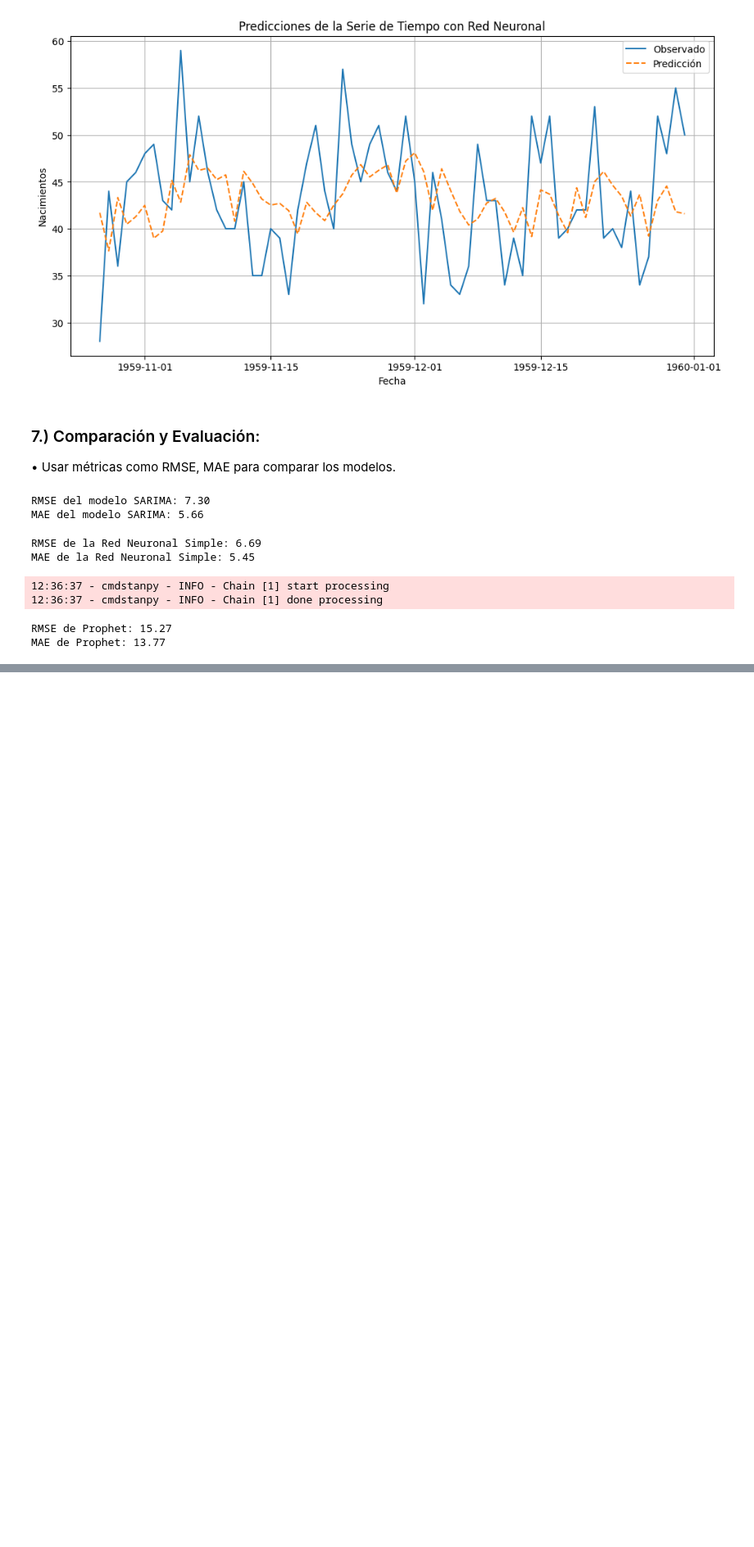
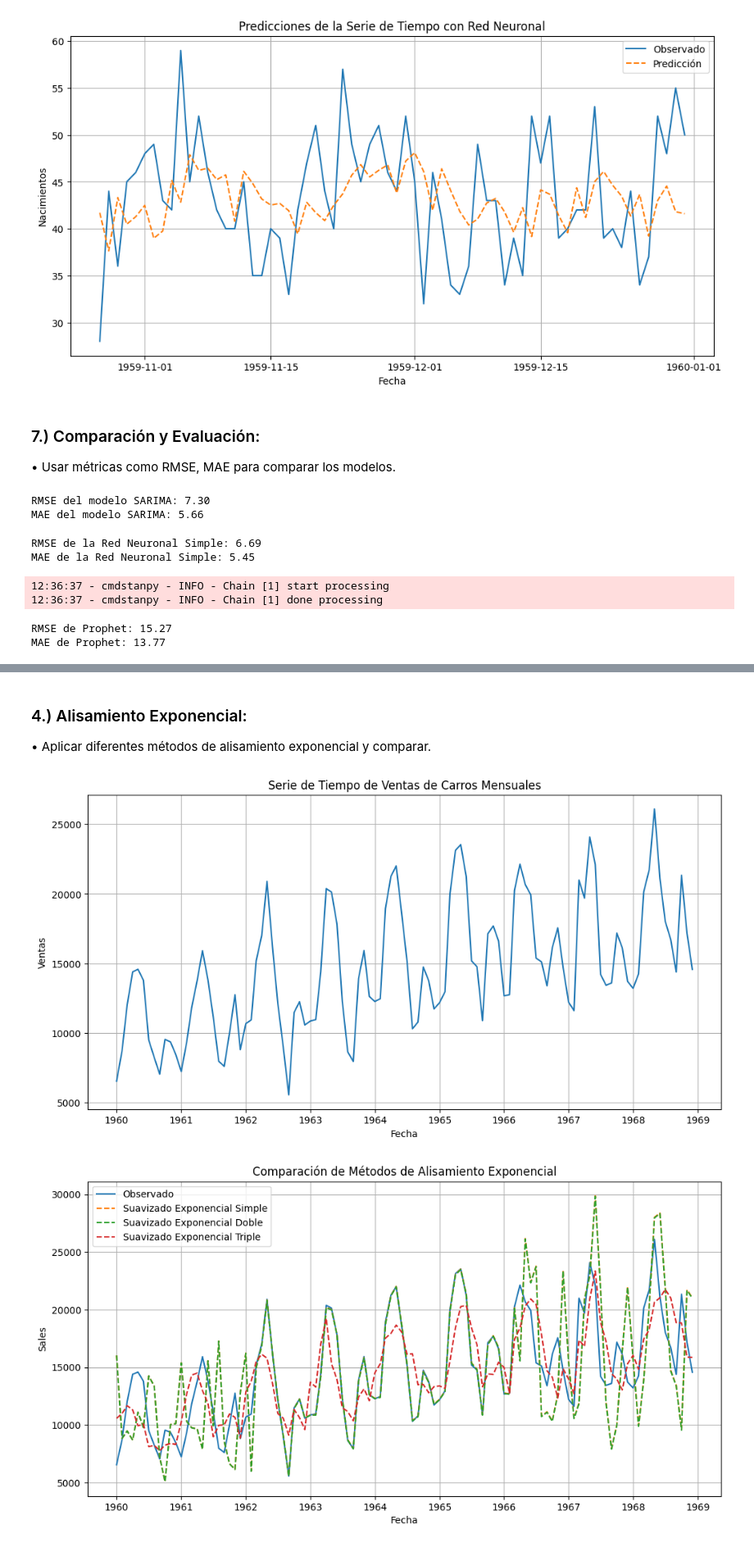
Before and after one commit to GabrielVicente-GT/CC3084_Laboratorio3, a Jupyter notebook: Lab3.ipynb, the cells around one changed output, grey strips where cells are left out. Shown at 82% size. Cells and saved outputs as stored; diff of their text form; code cells hidden in the pictures; blank space fills up the shorter version.

```diff
--- a/Lab3.ipynb
+++ b/Lab3.ipynb
@@ -347,0 +460,39 @@ MAE de Prophet: 13.77
+# %% [markdown]
+### 4.) Alisamiento Exponencial:
+• Aplicar diferentes métodos de alisamiento exponencial y comparar.
+# %%
+
+data = pd.read_csv("./Datos/monthly-car-sales.csv")
+data['Month'] = pd.to_datetime(data['Month'])
+data.set_index('Month', inplace=True)
+plt.figure(figsize=(12, 6))
+plt.plot(data['Sales'])
+plt.title('Serie de Tiempo de Ventas de Carros Mensuales')
+plt.xlabel('Fecha')
+plt.ylabel('Ventas')
+plt.grid(True)
+plt.show()
+
+exp_smoothing_simple = sm.tsa.ExponentialSmoothing(data['Sales'], trend='add', seasonal='add', seasonal_periods=50)
+exp_smoothing_simple_fit = exp_smoothing_simple.fit()
+
+exp_smoothing_double = sm.tsa.ExponentialSmoothing(data['Sales'], trend='add', seasonal='add', seasonal_periods=50, damped=True)
+exp_smoothing_double_fit = exp_smoothing_double.fit()
+
+exp_smoothing_triple = sm.tsa.ExponentialSmoothing(data['Sales'], trend='add', seasonal='add', seasonal_periods=50, damped=True, use_boxcox=True)
+exp_smoothing_triple_fit = exp_smoothing_triple.fit()
+
+plt.figure(figsize=(12, 6))
+plt.plot(data['Sales'], label='Observado')
+plt.plot(exp_smoothing_simple_fit.fittedvalues, label='Suavizado Exponencial Simple', linestyle='--')
+plt.plot(exp_smoothing_double_fit.fittedvalues, label='Suavizado Exponencial Doble', linestyle='--')
+plt.plot(exp_smoothing_triple_fit.fittedvalues, label='Suavizado Exponencial Triple', linestyle='--')
+plt.title('Comparación de Métodos de Alisamiento Exponencial')
+plt.xlabel('Fecha')
+plt.ylabel('Sales')
+plt.legend()
+plt.grid(True)
+plt.show()
+# %% [output]
+[figure, added]
+[figure, added]
```
Also changed, not shown: parts of 17 cells of this notebook.
